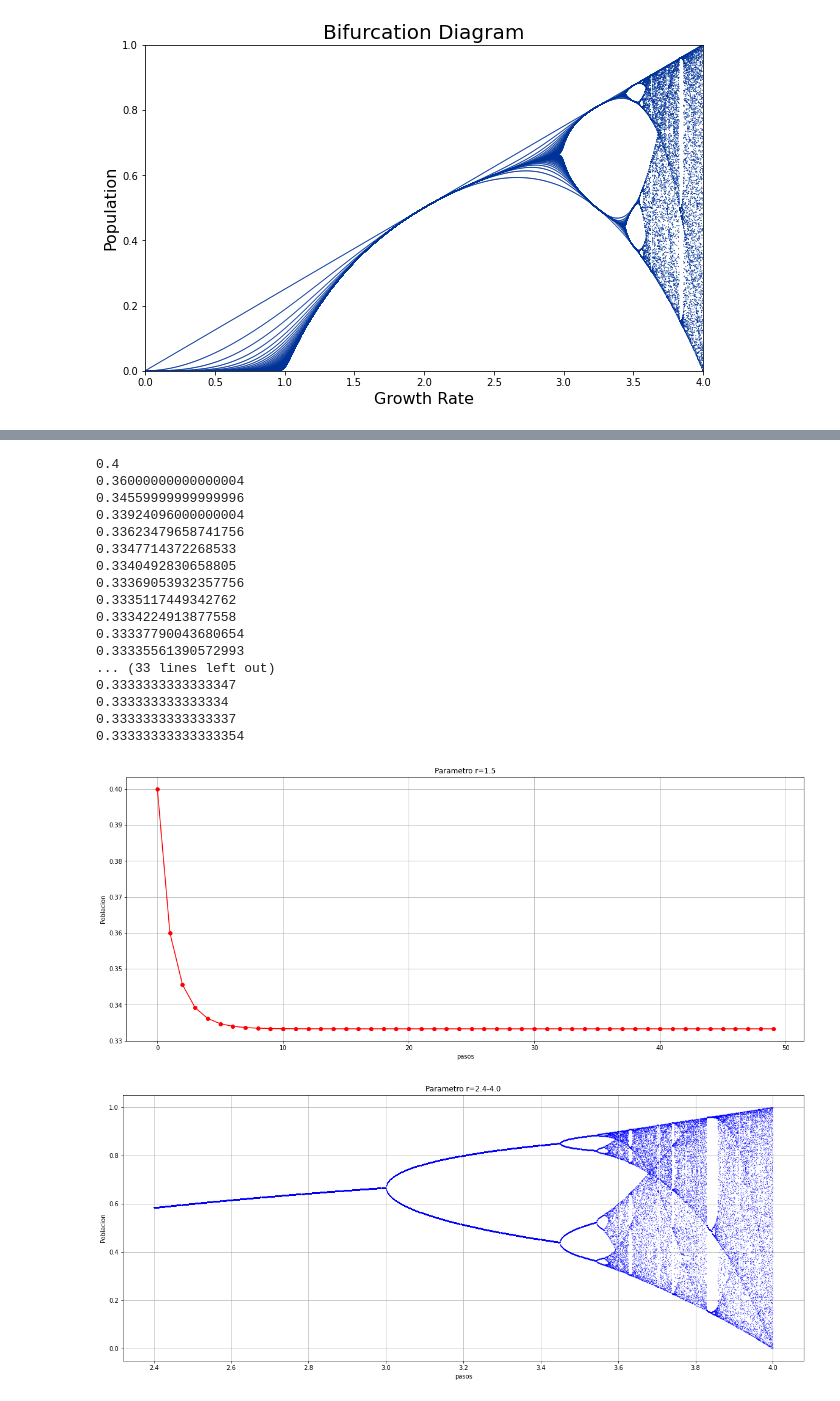
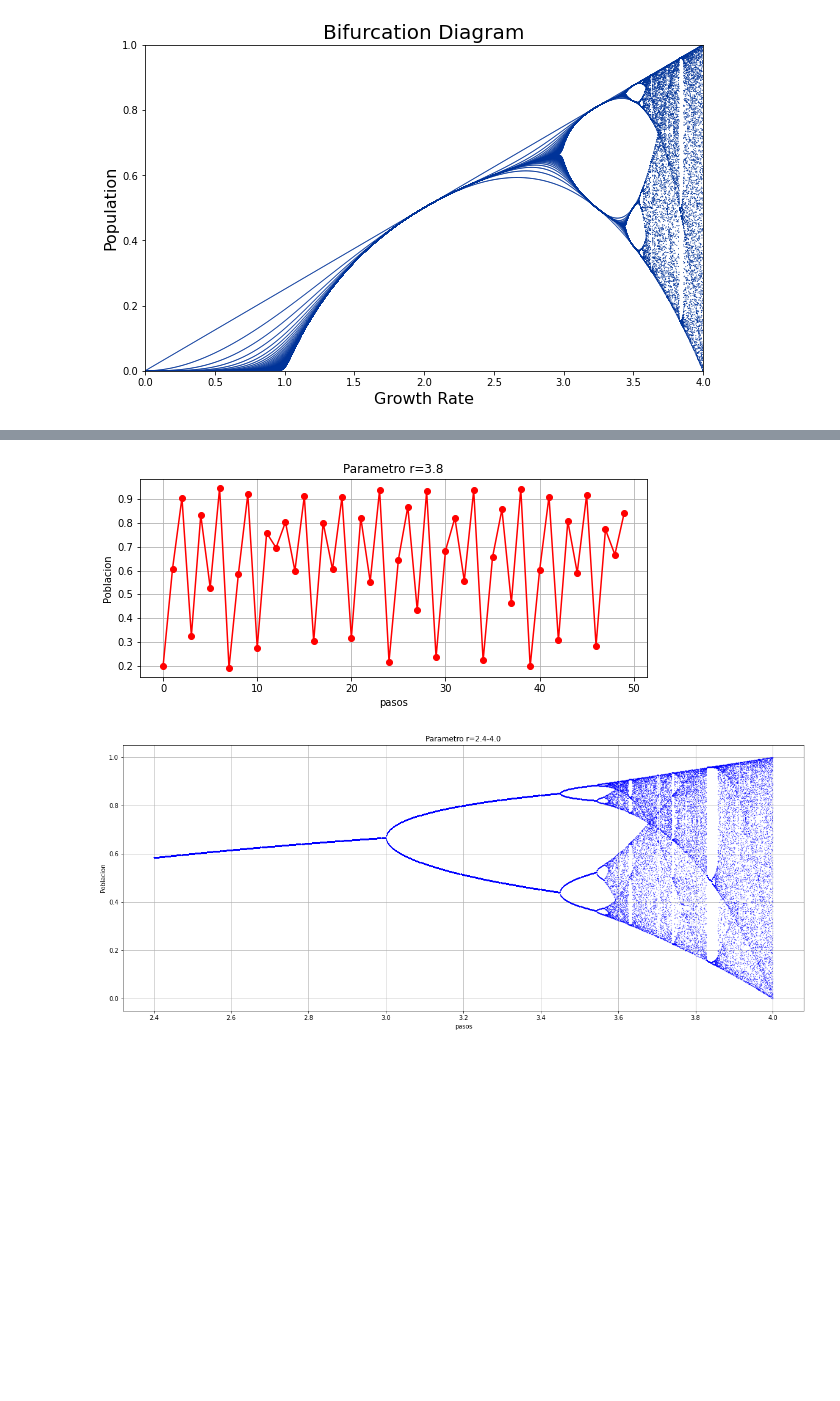
Before and after one commit to fredymendezbustamante/MODELADO_Y_SIMULACION-, a Jupyter notebook: modelado.ipynb, the cells around one changed output, grey strips where cells are left out. Saved outputs shown, nothing was run; the diff lists cells and outputs as text; code cells hidden in the pictures; blank space fills up the shorter version.

```diff
--- a/modelado.ipynb
+++ b/modelado.ipynb
@@ -94,55 +162,42 @@ def mapa(r,x):
 # %%
-
+from matplotlib.ticker import NullFormatter
 def lyap(r, x):
     xcp = x;
     acum = 0;
     der  = 0;
     (xcp,der)  = mapa(r,xcp)
     for i in range(1000):
         if (der != 0.):
             acum = acum + np.log(np.abs(der));
         (xcp,der)  = mapa(r,xcp)
 
     return acum/1000.
 
 
-x      = 0.4 ;                           #input("Entra el valor de la poblacion inicial:     ")
-r      = 1.5;                           # input("Entra el valor del parametro r:             ")
+x      = 0.2 ;                           #input("Entra el valor de la poblacion inicial:     ")
+r      = 3.8;                           # input("Entra el valor del parametro r:             ")
 npasos = 50  ;                          #input("Entra el numero de generaciones a calcular: ")
 
 
 xa=np.zeros(npasos)
 xa[0]=x
 fig = go.Figure()
 for i in range(0,npasos-1):
     (xa[i+1],foo) = mapa(r,xa[i]);
-    print (xa[i]);
+
+    (xa[i]);
+
+
 plt.figure(figsize=(20,8))
+plt.subplot(221)
 plt.xlabel("pasos")
 plt.ylabel("Poblacion")
 plt.title("Parametro r=" + str(r))
+plt.grid(True)
 plt.plot(xa, 'ro-')
-plt.grid(True)
 plt.show()
 # %% [output]
-0.4
-0.36000000000000004
-0.34559999999999996
-0.33924096000000004
-0.33623479658741756
-0.3347714372268533
-0.3340492830658805
-0.33369053932357756
-0.3335117449342762
-0.3334224913877558
-0.33337790043680654
-0.33335561390572993
-... (33 lines left out)
-0.3333333333333347
-0.333333333333334
-0.3333333333333337
-0.33333333333333354
-[figure, old version]
+[figure, new version]
 # %%
 import numpy as np
 import matplotlib.pyplot as plt
```
Also changed, not shown: parts of 2 cells of this notebook.
